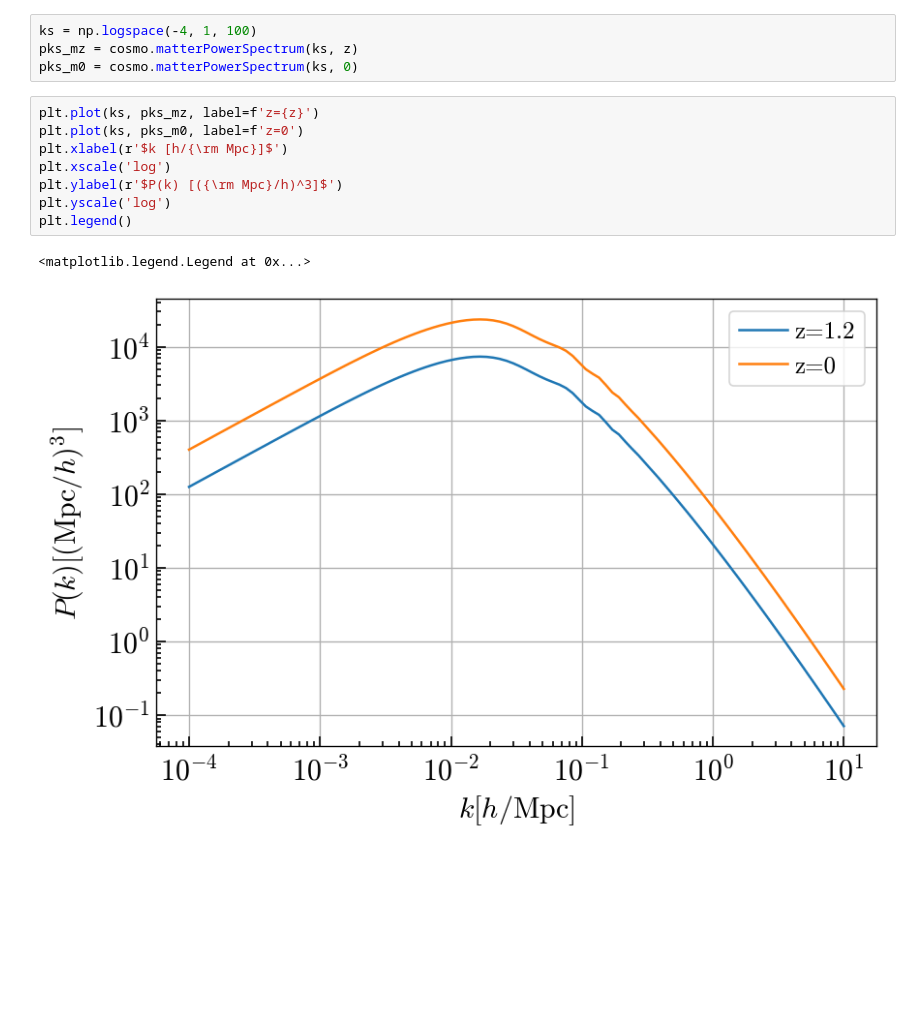
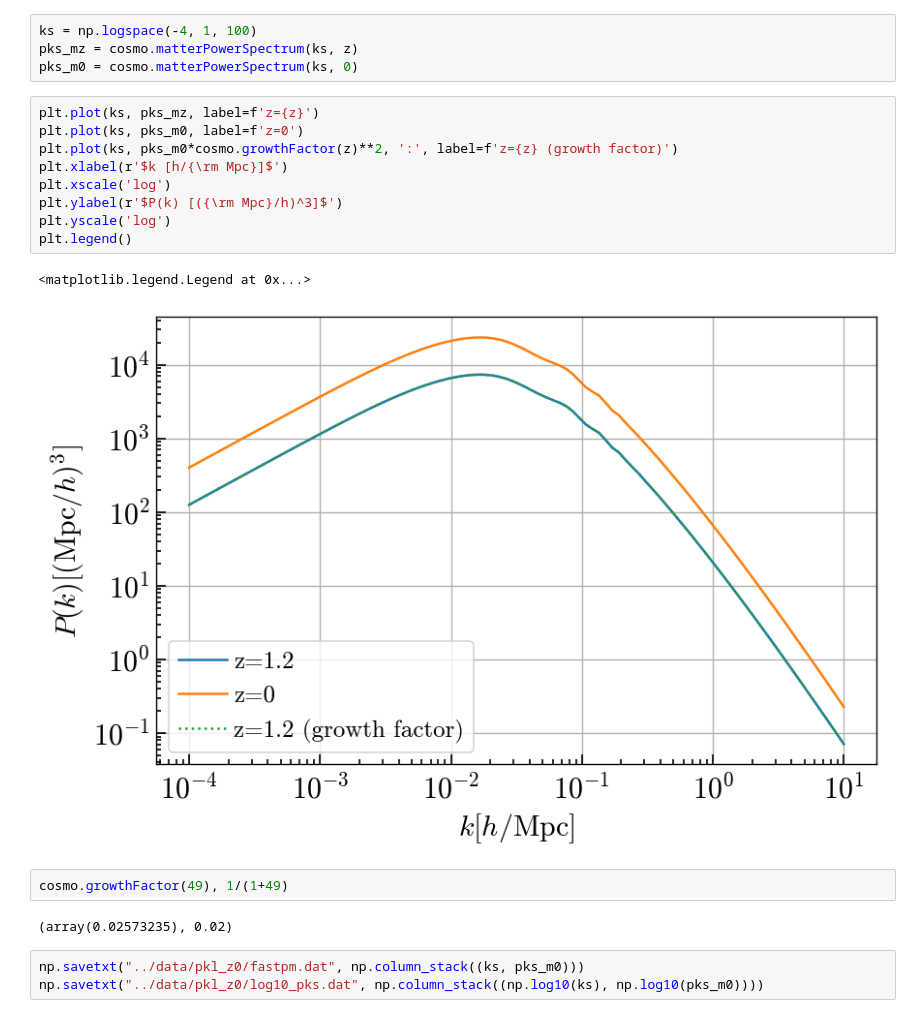
Before and after one commit to SiyiZhao/SeeCosmology, a Jupyter notebook: Coding_Tips/colussus.ipynb, the cells around one changed output. Saved outputs shown, nothing was run; the diff lists cells and outputs as text; blank space fills up the shorter version.

```diff
--- a/Coding_Tips/colussus.ipynb
+++ b/Coding_Tips/colussus.ipynb
@@ -117,11 +118,19 @@ pks_m0 = cosmo.matterPowerSpectrum(ks, 0)
 # %%
 plt.plot(ks, pks_mz, label=f'z={z}')
 plt.plot(ks, pks_m0, label=f'z=0')
+plt.plot(ks, pks_m0*cosmo.growthFactor(z)**2, ':', label=f'z={z} (growth factor)')
 plt.xlabel(r'$k [h/{\rm Mpc}]$')
 plt.xscale('log')
 plt.ylabel(r'$P(k) [({\rm Mpc}/h)^3]$')
 plt.yscale('log')
 plt.legend()
 # %% [output]
 <matplotlib.legend.Legend at 0x...>
-[figure, old version]
+[figure, new version]
+# %%
+cosmo.growthFactor(49), 1/(1+49)
+# %% [output]
+(array(0.02573235), 0.02)
+# %%
+np.savetxt("../data/pkl_z0/fastpm.dat", np.column_stack((ks, pks_m0)))
+np.savetxt("../data/pkl_z0/log10_pks.dat", np.column_stack((np.log10(ks), np.log10(pks_m0))))
```
Also changed, not shown: parts of 4 cells of this notebook, 2 other files.
